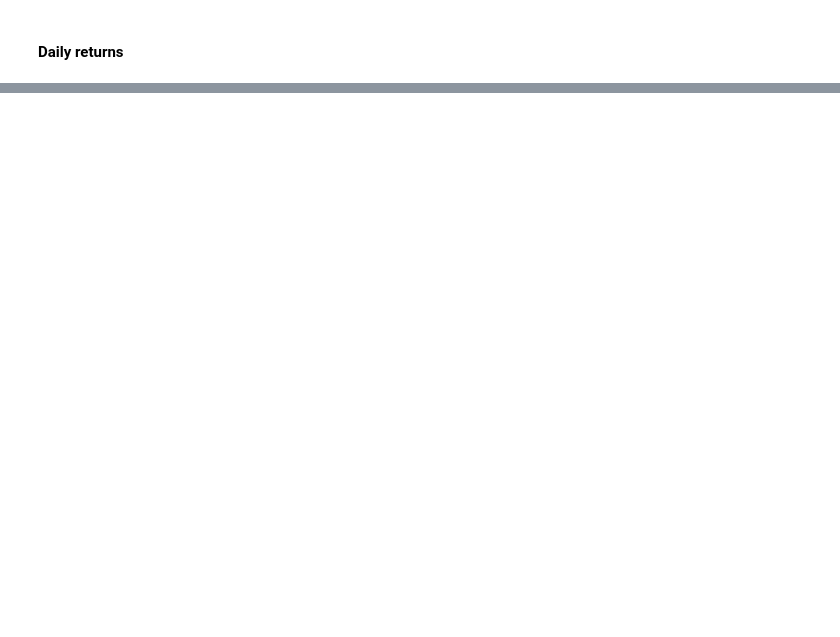
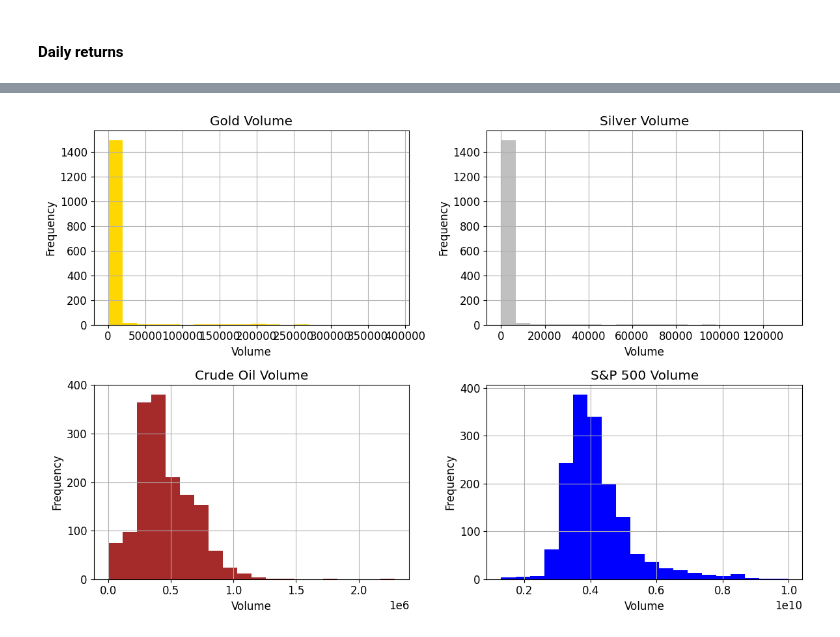
Before and after one commit to minhhieu50050/Investment-With-python, a Jupyter notebook: InvestmentPythonManagement.ipynb, the cells around one changed output, grey strips where cells are left out. Cells and saved outputs as stored; diff of their text form; code cells hidden in the pictures; blank space fills up the shorter version.

```diff
--- a/InvestmentPythonManagement.ipynb
+++ b/InvestmentPythonManagement.ipynb
@@ -197,0 +199,16 @@ act_adj_close_df
+# %%
+# Danh sách các mã chứng khoán
+symbols = ["GC=F", "SI=F", "CL=F", "^GSPC"]
+# Khởi tạo DataFrame để lưu dữ liệu Volume
+volume_df = pd.DataFrame()
+
+# Lặp qua từng symbol và tải dữ liệu Volume từ Yahoo Finance
+for symbol in symbols:
+    # Tải dữ liệu giá cổ phiếu từ Yahoo Finance
+    stock_price_df = yf.download(symbol, start="2018-01-01", end="2024-03-06")
+    # Chuyển đổi cột index sang kiểu datetime
+    stock_price_df.index = pd.to_datetime(stock_price_df.index)
+    # Lưu dữ liệu Volume vào DataFrame volume_df
+    volume_df[symbol] = stock_price_df['Volume']
+vol = volume_df.rename(columns={"GC=F": "Gold", "SI=F": "Silver", "CL=F": "Crude Oil", "^GSPC": "S&P 500"})
+vol
@@ -391,0 +421,32 @@ plt.show()
+# %%
+# Vẽ histogram cho mỗi biến
+fig, axes = plt.subplots(nrows=2, ncols=2, figsize=(12, 8))
+
+# Biểu đồ histogram cho Gold
+axes[0, 0].hist(vol['Gold'], bins=20, color='gold')
+axes[0, 0].set_title('Gold Volume')
+axes[0, 0].set_xlabel('Volume')
+axes[0, 0].set_ylabel('Frequency')
+
+# Biểu đồ histogram cho Silver
+axes[0, 1].hist(vol['Silver'], bins=20, color='silver')
+axes[0, 1].set_title('Silver Volume')
+axes[0, 1].set_xlabel('Volume')
+axes[0, 1].set_ylabel('Frequency')
+
+# Biểu đồ histogram cho Crude Oil
+axes[1, 0].hist(vol['Crude Oil'], bins=20, color='brown')
+axes[1, 0].set_title('Crude Oil Volume')
+axes[1, 0].set_xlabel('Volume')
+axes[1, 0].set_ylabel('Frequency')
+
+# Biểu đồ histogram cho S&P 500
+axes[1, 1].hist(vol['S&P 500'], bins=20, color='blue')
+axes[1, 1].set_title('S&P 500 Volume')
+axes[1, 1].set_xlabel('Volume')
+axes[1, 1].set_ylabel('Frequency')
+
+plt.tight_layout()
+plt.show()
+# %% [output]
+[figure, added]
```
Also changed, not shown: parts of 75 cells of this notebook.
